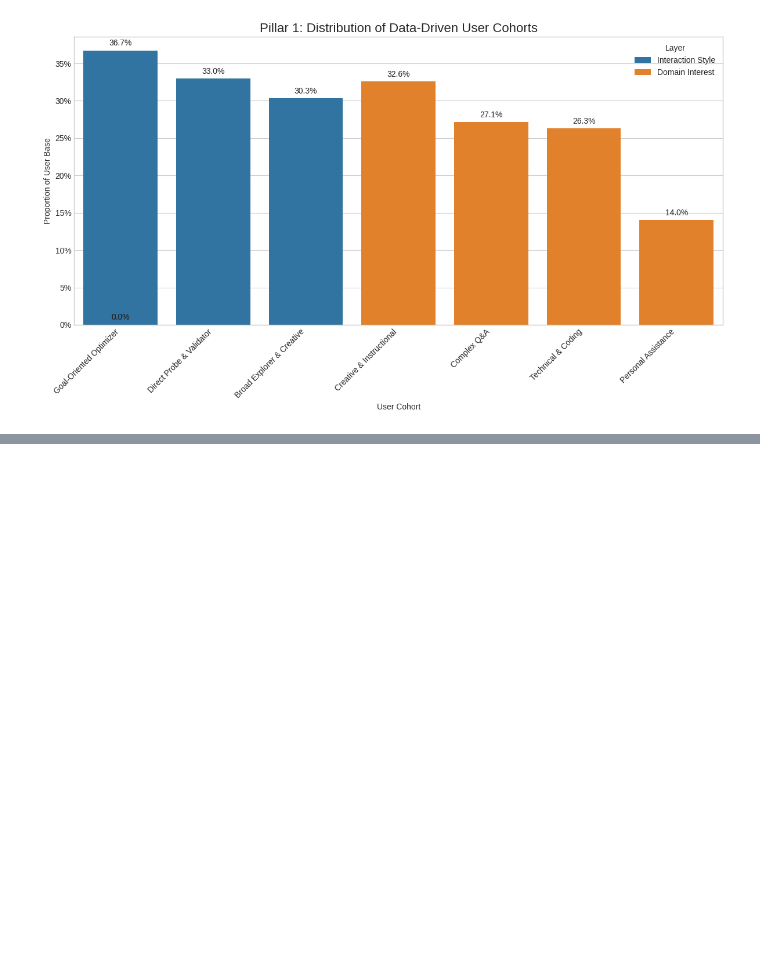
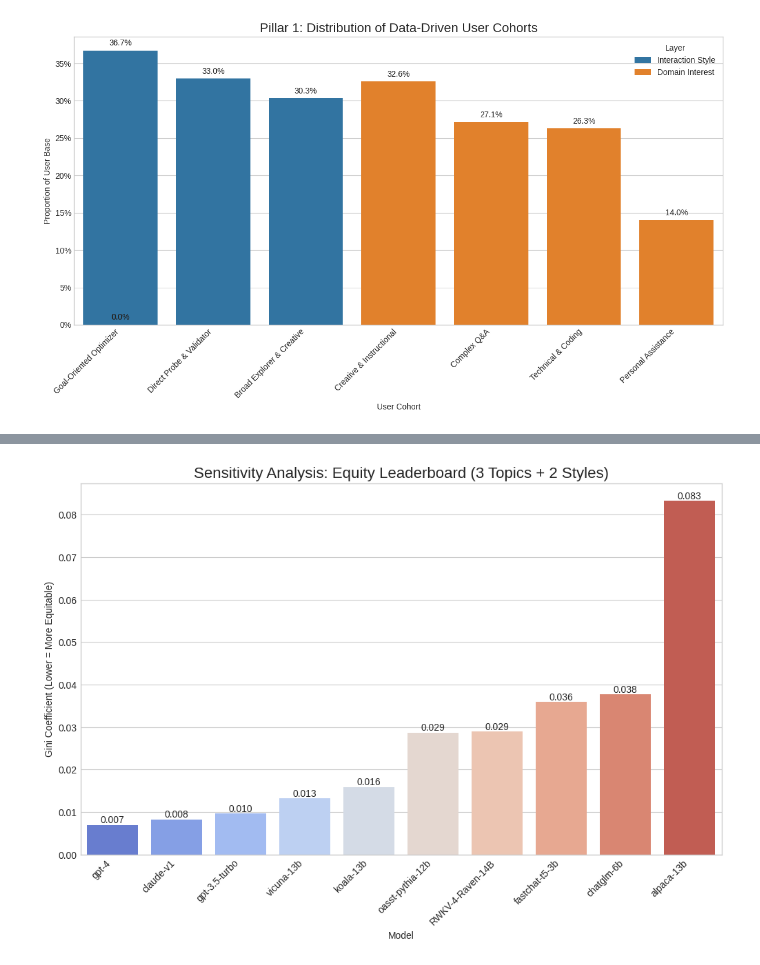
Before and after one commit to andrewlizzio/HI-QSS-Case-Study, a Jupyter notebook: HI - All Code and Results.ipynb, the cells around one changed output, grey strips where cells are left out. Saved outputs shown, nothing was run; the diff lists cells and outputs as text; code cells hidden in the pictures; blank space fills up the shorter version.

```diff
--- a/HI - All Code and Results.ipynb
+++ b/HI - All Code and Results.ipynb
@@ -613,3 +613,93 @@ Interaction Style cohorts assigned.
 Final Interaction Style Diversity Score: 0.665
 Final Domain Interest Diversity Score:  0.732
 [figure]
+# %%
+import pandas as pd
+import numpy as np
+import matplotlib.pyplot as plt
+import seaborn as sns
+from datasets import load_dataset
+import nltk
+from nltk.corpus import stopwords
+from sklearn.feature_extraction.text import CountVectorizer
+from sklearn.decomposition import LatentDirichletAllocation
+from sklearn.cluster import KMeans
+from sentence_transformers import SentenceTransformer
+
+# --- Step 1: Load and Preprocess Data (Corrected) ---
+print("--- Step 1: Loading and Preprocessing Data ---")
+dataset = load_dataset("lmsys/chatbot_arena_conversations")
+df = dataset['train'].to_pandas()
+df = df[df['winner'].isin(['model_a', 'model_b'])]
+def extract_prompt(conversation_data):
+    if (isinstance(conversation_data, list) or isinstance(conversation_data, np.ndarray)) and len(conversation_data) > 0:
+        first_turn = conversation_data[0]
+        if isinstance(first_turn, dict) and 'content' in first_turn: return first_turn['content']
+    return None
+df['prompt'] = df['conversation_a'].apply(extract_prompt)
+df.dropna(subset=['prompt'], inplace=True)
+# --- FIX: Ensure all necessary columns are included ---
+clean_df = df[['prompt', 'model_a', 'model_b', 'winner', 'language']].copy()
+english_df = clean_df[clean_df['language'] == 'English'].copy()
+print("Preprocessing complete.")
+
+
+# --- Step 2: Generate Cohorts with NEW Parameters ---
+print("\n--- Step 2: Generating Cohorts for Sensitivity Analysis ---")
+
+# Part A: Domain Interest Cohorts (LDA with n=3)
+print("Training LDA model for 3 topics...")
+vectorizer = CountVectorizer(max_df=0.9, min_df=5, stop_words='english')
+text_vectors = vectorizer.fit_transform(english_df['prompt'])
+lda = LatentDirichletAllocation(n_components=3, random_state=42, n_jobs=-1)
+lda.fit(text_vectors)
+topic_assignments = lda.transform(text_vectors)
+english_df['domain_cohort_sens'] = np.argmax(topic_assignments, axis=1)
+print("Domain Interest cohorts assigned.")
+
+# Part B: Interaction Style Cohorts (K-Means with n=2)
+print("Vectorizing and clustering for 2 interaction styles...")
+embedder = SentenceTransformer('all-MiniLM-L6-v2')
+prompt_embeddings = embedder.encode(english_df['prompt'].tolist(), show_progress_bar=True)
+kmeans = KMeans(n_clusters=2, random_state=42, n_init='auto')
+kmeans.fit(prompt_embeddings)
+english_df['interaction_cohort_sens'] = kmeans.labels_
+print("Interaction Style cohorts assigned.")
+
+
+# --- Step 3: Pillar 2 Analysis (Sensitivity Test) ---
+print("\n--- Step 3: Calculating Sensitivity Test Leaderboard ---")
+top_models = pd.concat([clean_df['model_a'], clean_df['model_b']]).value_counts().nlargest(10).index
+
+battles_cohort_df_sens = []
+for _, row in english_df.iterrows():
+    winner = row['model_a'] if row['winner'] == 'model_a' else row['model_b']
+    loser = row['model_b'] if row['winner'] == 'model_a' else row['model_a']
+    battles_cohort_df_sens.append({'winner': winner, 'loser': loser, 'cohort': f"D_Topic_{row['domain_cohort_sens']}"})
+    battles_cohort_df_sens.append({'winner': winner, 'loser': loser, 'cohort': f"I_Style_{row['interaction_cohort_sens']}"})
+battles_cohort_df_sens = pd.DataFrame(battles_cohort_df_sens)
+
+wins_cohort = battles_cohort_df_sens.pivot_table(index='winner', columns='cohort', aggfunc='size', fill_value=0)
+losses_cohort = battles_cohort_df_sens.pivot_table(index='loser', columns='cohort', aggfunc='size', fill_value=0)
+total_games_cohort = wins_cohort.add(losses_cohort, fill_value=0)
+win_rate_cohort = (wins_cohort / total_games_cohort).fillna(0)
+models_to_plot = win_rate_cohort.index.intersection(top_models)
+win_rate_cohort_filtered = win_rate_cohort.loc[models_to_plot]
+
+def gini(arr):
+    arr = np.array(arr, dtype=np.float64); arr += 0.0000001; arr = np.sort(arr)
+    index = np.arange(1, arr.shape[0] + 1); n = arr.shape[0]
+    return ((np.sum((2 * index - n - 1) * arr)) / (n * np.sum(arr))) if n > 1 else 0
+
+gini_cohort_sens = win_rate_cohort_filtered.apply(gini, axis=1).sort_values(ascending=True)
+
+# --- Generate the Sensitivity Analysis Graph ---
+plt.figure(figsize=(12, 7))
+sns.barplot(x=gini_cohort_sens.index, y=gini_cohort_sens.values, hue=gini_cohort_sens.index, palette='coolwarm', legend=False)
+plt.title('Sensitivity Analysis: Equity Leaderboard (3 Topics + 2 Styles)', fontsize=16)
+plt.xlabel('Model'); plt.ylabel('Gini Coefficient (Lower = More Equitable)')
+plt.xticks(rotation=45, ha='right')
+for index, value in enumerate(gini_cohort_sens):
+    plt.text(index, value, f'{value:.3f}', ha='center', va='bottom')
+plt.show()
+# %% [output]
@@ -615,0 +716 @@ Final Domain Interest Diversity Score:  0.732
+[figure, added]
```
Also changed, not shown: parts of 1 cell of this notebook.
